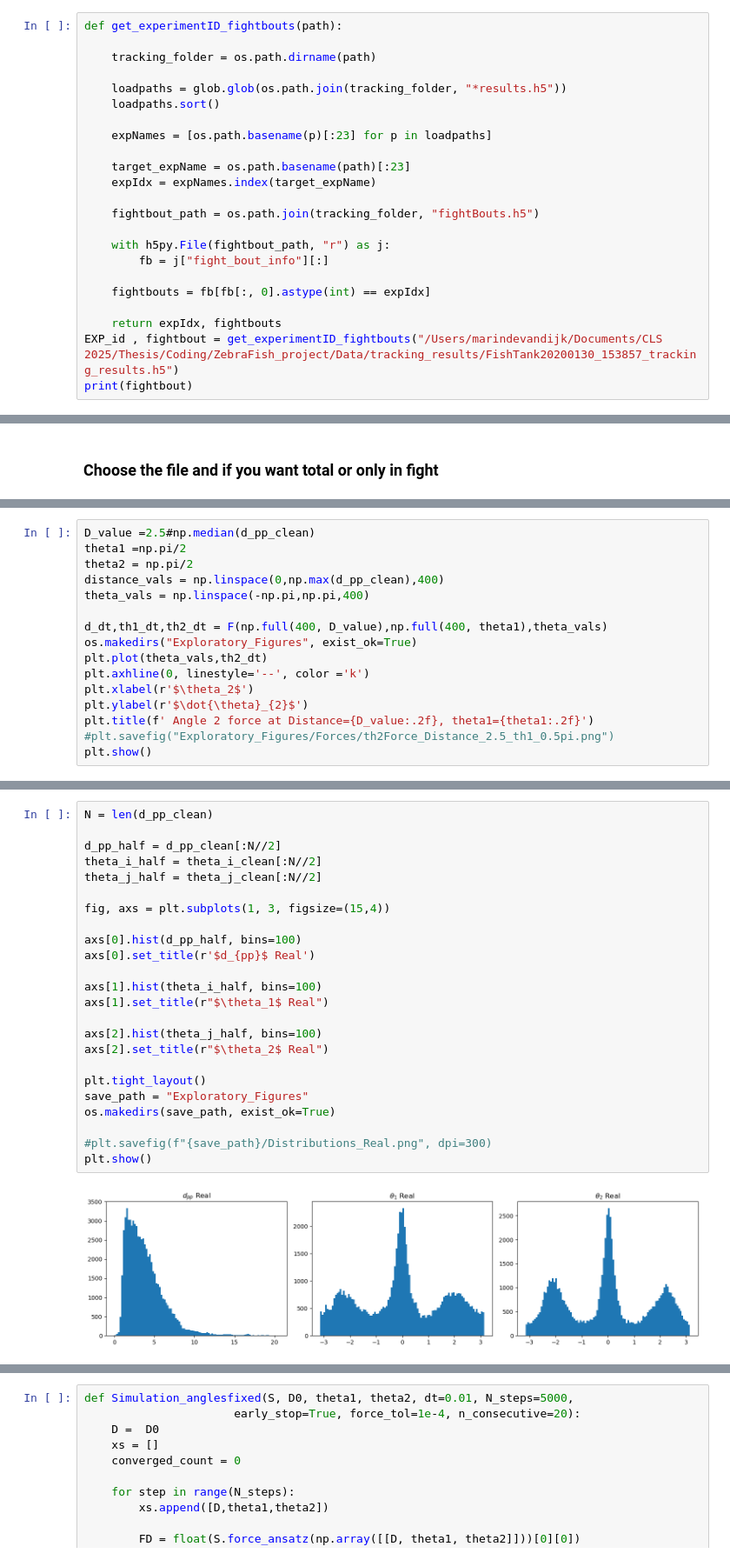
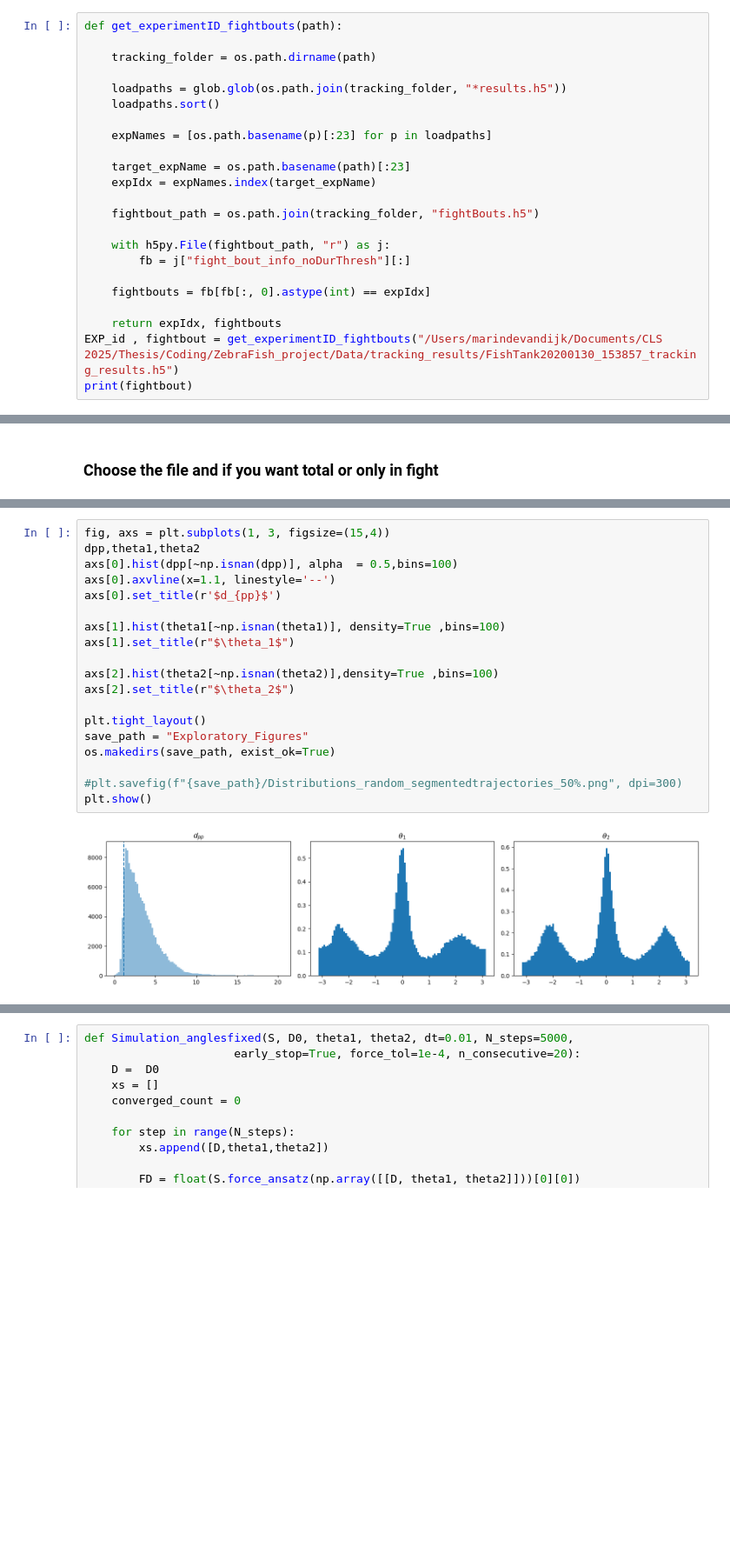
Before and after one commit to Marindevandijk/Thesis-clean, a Jupyter notebook: notebook_exploratory/01_overdamped_exploration.ipynb, the cells around one changed output, grey strips where cells are left out. Shown at 87% size. Drawn from its saved outputs; the diff is of its cells as text; blank space fills up the shorter version.

```diff
--- a/notebook_exploratory/01_overdamped_exploration.ipynb
+++ b/notebook_exploratory/01_overdamped_exploration.ipynb
@@ -26,7 +29,7 @@ def get_experimentID_fightbouts(path):
     fightbout_path = os.path.join(tracking_folder, "fightBouts.h5")
 
     with h5py.File(fightbout_path, "r") as j:
-        fb = j["fight_bout_info"][:]
+        fb = j["fight_bout_info_noDurThresh"][:]
 
     fightbouts = fb[fb[:, 0].astype(int) == expIdx]
 
@@ -321,16 +452,0 @@ plt.show()
-# %%
-D_value =2.5#np.median(d_pp_clean)
-theta1 =np.pi/2
-theta2 = np.pi/2
-distance_vals = np.linspace(0,np.max(d_pp_clean),400)
-theta_vals = np.linspace(-np.pi,np.pi,400)
-
-d_dt,th1_dt,th2_dt = F(np.full(400, D_value),np.full(400, theta1),theta_vals)
-os.makedirs("Exploratory_Figures", exist_ok=True)
-plt.plot(theta_vals,th2_dt)
-plt.axhline(0, linestyle='--', color ='k')
-plt.xlabel(r'$\theta_2$')
-plt.ylabel(r'$\dot{\theta}_{2}$')
-plt.title(f' Angle 2 force at Distance={D_value:.2f}, theta1={theta1:.2f}')
-#plt.savefig("Exploratory_Figures/Forces/th2Force_Distance_2.5_th1_0.5pi.png")
-plt.show()
@@ -398,26 +453,21 @@ Diffusion.shape
 # %%
-N = len(d_pp_clean)
+fig, axs = plt.subplots(1, 3, figsize=(15,4))
+dpp,theta1,theta2
+axs[0].hist(dpp[~np.isnan(dpp)], alpha  = 0.5,bins=100)
+axs[0].axvline(x=1.1, linestyle='--')
+axs[0].set_title(r'$d_{pp}$')
 
-d_pp_half = d_pp_clean[:N//2]
-theta_i_half = theta_i_clean[:N//2]
-theta_j_half = theta_j_clean[:N//2]
+axs[1].hist(theta1[~np.isnan(theta1)], density=True ,bins=100)
+axs[1].set_title(r"$\theta_1$")
 
-fig, axs = plt.subplots(1, 3, figsize=(15,4))
-
-axs[0].hist(d_pp_half, bins=100)
-axs[0].set_title(r'$d_{pp}$ Real')
-
-axs[1].hist(theta_i_half, bins=100)
-axs[1].set_title(r"$\theta_1$ Real")
-
-axs[2].hist(theta_j_half, bins=100)
-axs[2].set_title(r"$\theta_2$ Real")
+axs[2].hist(theta2[~np.isnan(theta2)],density=True ,bins=100)
+axs[2].set_title(r"$\theta_2$")
 
 plt.tight_layout()
 save_path = "Exploratory_Figures"
 os.makedirs(save_path, exist_ok=True)
 
-#plt.savefig(f"{save_path}/Distributions_Real.png", dpi=300)
+#plt.savefig(f"{save_path}/Distributions_random_segmentedtrajectories_50%.png", dpi=300)
 plt.show()
 # %% [output]
-[figure, old version]
+[figure, new version]
```
Also changed, not shown: parts of 43 cells of this notebook, 6 other files.
